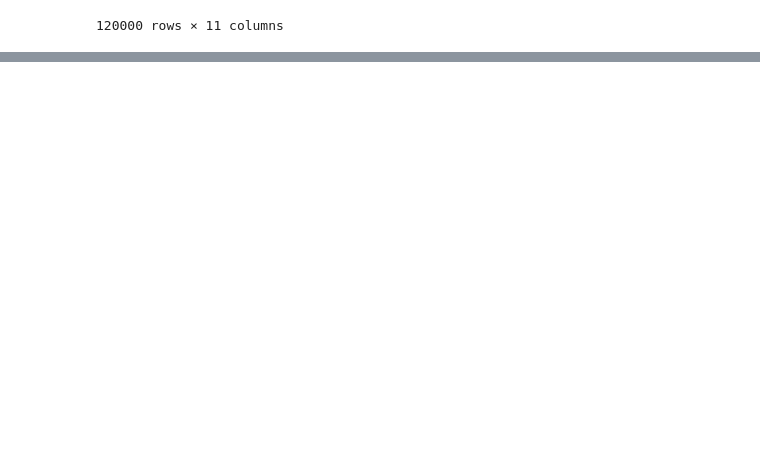
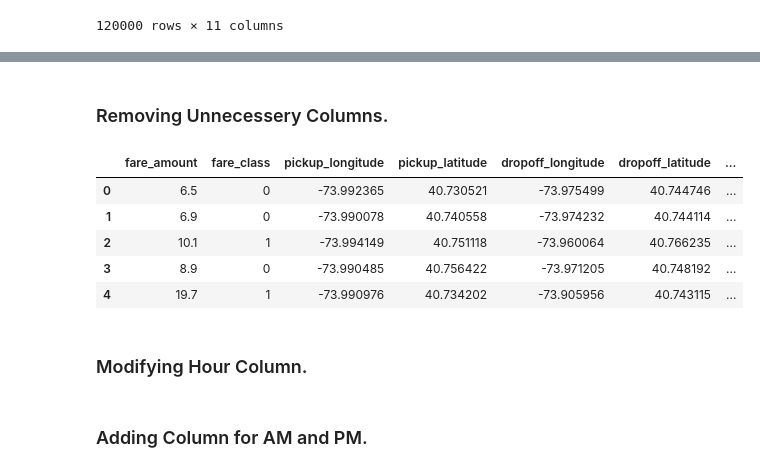
Before and after one commit to hithik7336/ann-regression-pytorch, a Jupyter notebook: 01_ann_regression_pytorch.ipynb, the cells around one changed output, grey strips where cells are left out. Cells and saved outputs as stored; diff of their text form; code cells hidden in the pictures; blank space fills up the shorter version.

```diff
--- a/01_ann_regression_pytorch.ipynb
+++ b/01_ann_regression_pytorch.ipynb
@@ -109,0 +116,5 @@ data
+# %%
+data['Year'] = data['Date'].apply(lambda x: x.split("-")[0])
+data['Month'] = data['Date'].apply(lambda x: x.split("-")[1])
+data['Day'] = data['Date'].apply(lambda x: x.split("-")[2])
+data
@@ -109,0 +137,5 @@ data
+# %%
+data['Hour'] = data['Time'].apply(lambda x: x.split(":")[0])
+data['Minute'] = data['Time'].apply(lambda x: x.split(":")[1])
+data['Second'] = data['Time'].apply(lambda x: x.split(":")[2])
+data
@@ -109,0 +156,14 @@ data
+# %% [markdown]
+### Removing Unnecessery Columns.
+# %%
+data = data.drop(['pickup_datetime', 'Date', 'Time'], axis=1)
+data.head()
+# %% [output]
+|  | fare_amount | fare_class | pickup_longitude | pickup_latitude | dropoff_longitude | dropoff_latitude | ... |
+| 0 | 6.5 | 0 | -73.992365 | 40.730521 | -73.975499 | 40.744746 | ... |
+| 1 | 6.9 | 0 | -73.990078 | 40.740558 | -73.974232 | 40.744114 | ... |
+| 2 | 10.1 | 1 | -73.994149 | 40.751118 | -73.960064 | 40.766235 | ... |
+| 3 | 8.9 | 0 | -73.990485 | 40.756422 | -73.971205 | 40.748192 | ... |
+| 4 | 19.7 | 1 | -73.990976 | 40.734202 | -73.905956 | 40.743115 | ... |
+# %% [markdown]
+### Modifying Hour Column.
@@ -109,0 +172,2 @@ data
+# %% [markdown]
+### Adding Column for AM and PM.
```
Also changed, not shown: parts of 10 cells of this notebook, 1 other file.
